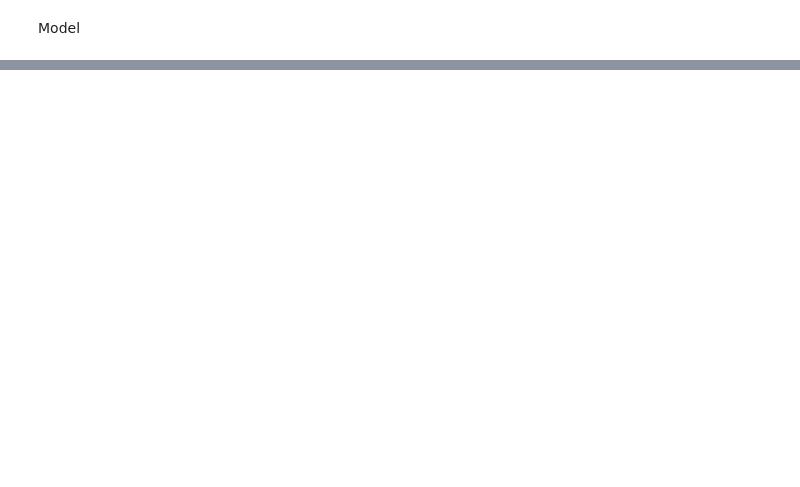
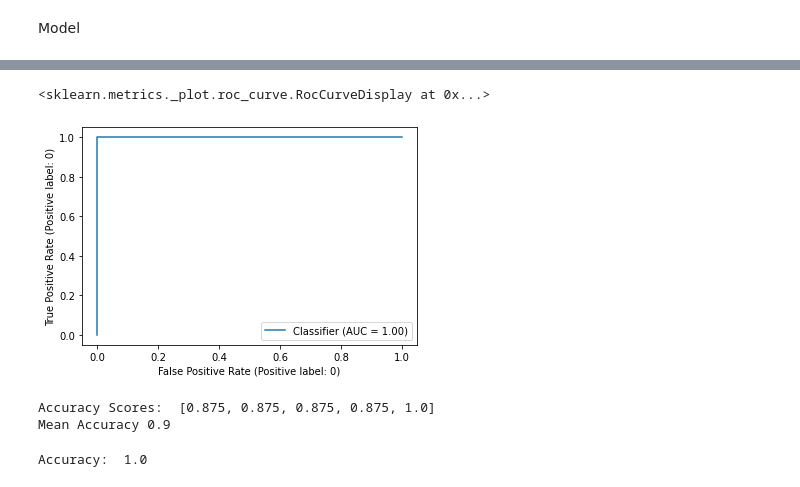
Before and after one commit to assayer5/ecolipromoter, a Jupyter notebook: promoter_seq_classif.ipynb, the cells around one changed output, grey strips where cells are left out. Saved outputs shown, nothing was run; the diff lists cells and outputs as text; code cells hidden in the pictures; blank space fills up the shorter version.

Commit message:
updated with logistic reg

```diff
--- a/promoter_seq_classif.ipynb
+++ b/promoter_seq_classif.ipynb
@@ -186,0 +203,60 @@ Recall:  [0.85714286 1.        ]
+# %%
+# naive bayes ROC
+# using probability estimates of positive class (probability of being a promoter)
+RocCurveDisplay.from_predictions(testy, yprob[:,0], pos_label=0)
+# %% [output]
+<sklearn.metrics._plot.roc_curve.RocCurveDisplay at 0x...>
+[figure, added]
+# %%
+# generate model
+# logistic regression, l2
+
+score=[]
+
+# split training data into folds
+skf = StratifiedKFold(n_splits=5)
+for trainidx, validx in skf.split(trainx,trainy):
+    Xtrain, ytrain = trainx.iloc[trainidx], trainy.iloc[trainidx]
+    Xval, yval = trainx.iloc[validx], trainy.iloc[validx]
+
+    # create bag of words from train fold
+    vect = CountVectorizer(ngram_range=(1,2))
+    Xtrain = vect.fit_transform(Xtrain)
+
+    Xval = vect.transform(Xval)
+
+    # fit classifier
+    clf = LogisticRegression(solver='liblinear', penalty='l2')
+    clf.fit(Xtrain, ytrain)
+
+    # store score on validation set
+    score.append(clf.score(Xval, yval))
+
+print('Accuracy Scores: ', score)
+print('Mean Accuracy', np.mean(score))
+# %% [output]
+Accuracy Scores:  [0.875, 0.875, 0.875, 0.875, 1.0]
+Mean Accuracy 0.9
+# %%
+# apply model to test set
+# logistic regression
+
+# create bag of words from train fold
+vect = CountVectorizer(ngram_range=(1,2))
+trainbow = vect.fit_transform(trainx)
+
+testbow = vect.transform(testx)
+
+# fit classifier
+clf = LogisticRegression(solver='liblinear', penalty='l2')
+clf.fit(trainbow, trainy)
+
+# store score on validation set
+ypred = clf.predict(testbow)
+
+# store probability estimates
+yprob = clf.predict_proba(testbow)
+
+print('Accuracy: ', clf.score(testbow, testy))
+# %% [output]
+Accuracy:  1.0
```
Also changed, not shown: parts of 7 cells of this notebook.
